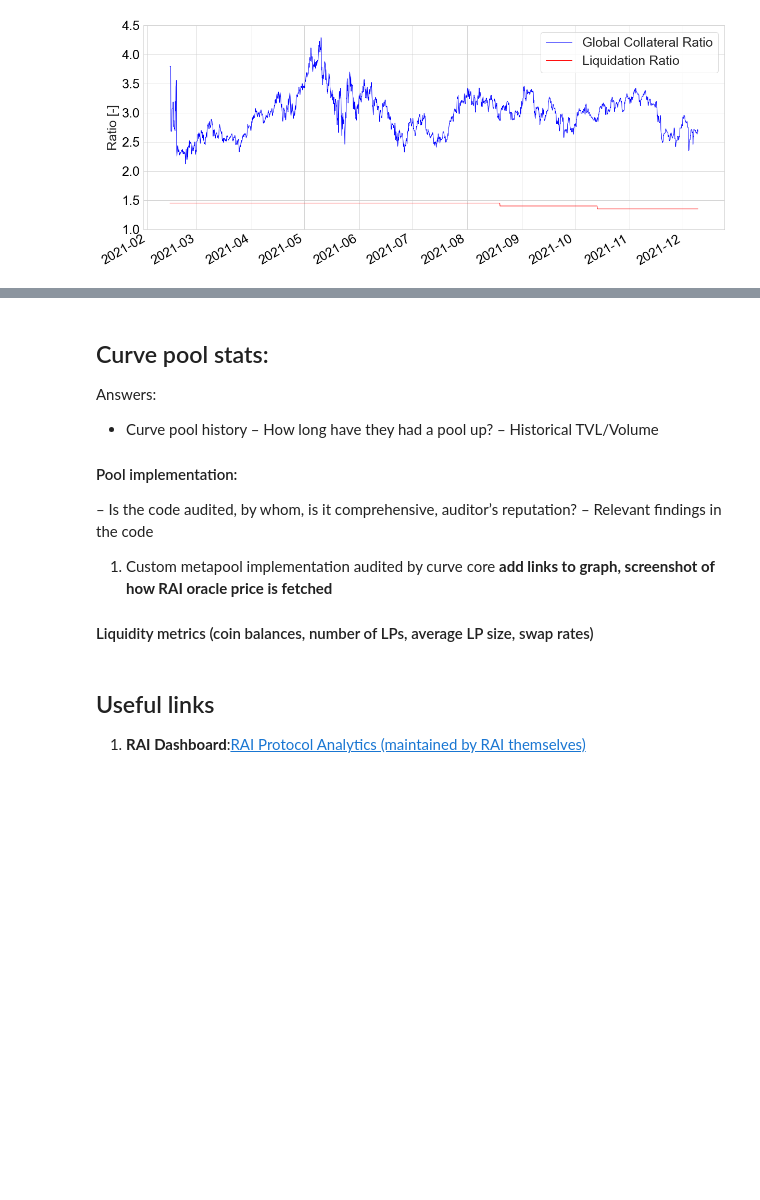
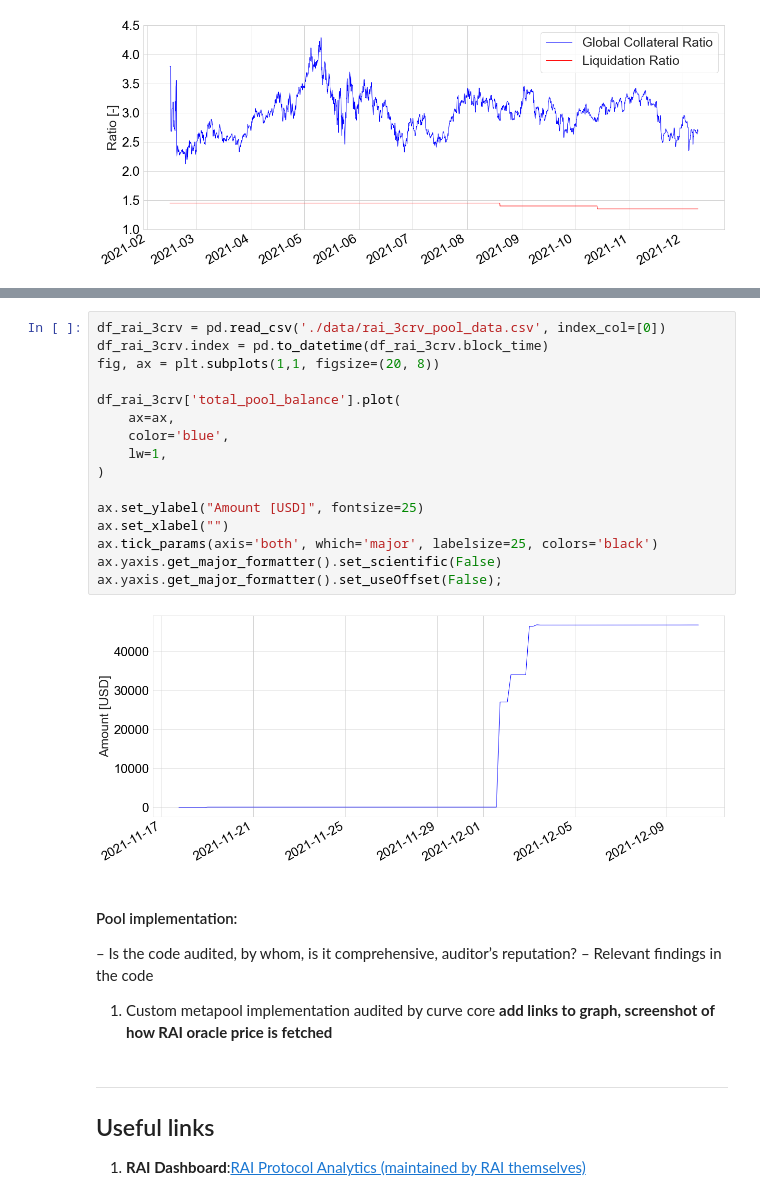
Before and after one commit to bout3fiddy/gauge-risk-assessments, a Jupyter notebook: rai-3crv/gauge_risk_assessment.ipynb, the cells around one changed output, grey strips where cells are left out. Saved outputs shown, nothing was run; the diff lists cells and outputs as text; blank space fills up the shorter version.

```diff
--- a/rai-3crv/gauge_risk_assessment.ipynb
+++ b/rai-3crv/gauge_risk_assessment.ipynb
@@ -260,10 +346,23 @@ Summary of Audit Reports:
+# %%
+df_rai_3crv = pd.read_csv('./data/rai_3crv_pool_data.csv', index_col=[0])
+df_rai_3crv.index = pd.to_datetime(df_rai_3crv.block_time)
+fig, ax = plt.subplots(1,1, figsize=(20, 8))
+
+df_rai_3crv['total_pool_balance'].plot(
+    ax=ax,
+    color='blue',
+    lw=1,
+)
+
+ax.set_ylabel("Amount [USD]", fontsize=25)
+ax.set_xlabel("")
+ax.tick_params(axis='both', which='major', labelsize=25, colors='black')
+ax.yaxis.get_major_formatter().set_scientific(False)
+ax.yaxis.get_major_formatter().set_useOffset(False);
+# %% [output]
+[figure, added]
 # %% [markdown]
-## Curve pool stats:
 
-Answers:
-- Curve pool history
-– How long have they had a pool up?
-– Historical TVL/Volume
 
 #### Pool implementation:
 
@@ -271,10 +370,9 @@ Answers:
 – Relevant findings in the code
 
 1. Custom metapool implementation audited by curve core **add links to graph, screenshot of how RAI oracle price is fetched**
-
-
-#### Liquidity metrics (coin balances, number of LPs, average LP size, swap rates)
 # %% [markdown]
-## Useful links
+---
+Useful links
+---
 
 1. **RAI Dashboard**:[RAI Protocol Analytics (maintained by RAI themselves)](https://stats.reflexer.finance/)
```
Also changed, not shown: parts of 18 cells of this notebook, 4 other files.
